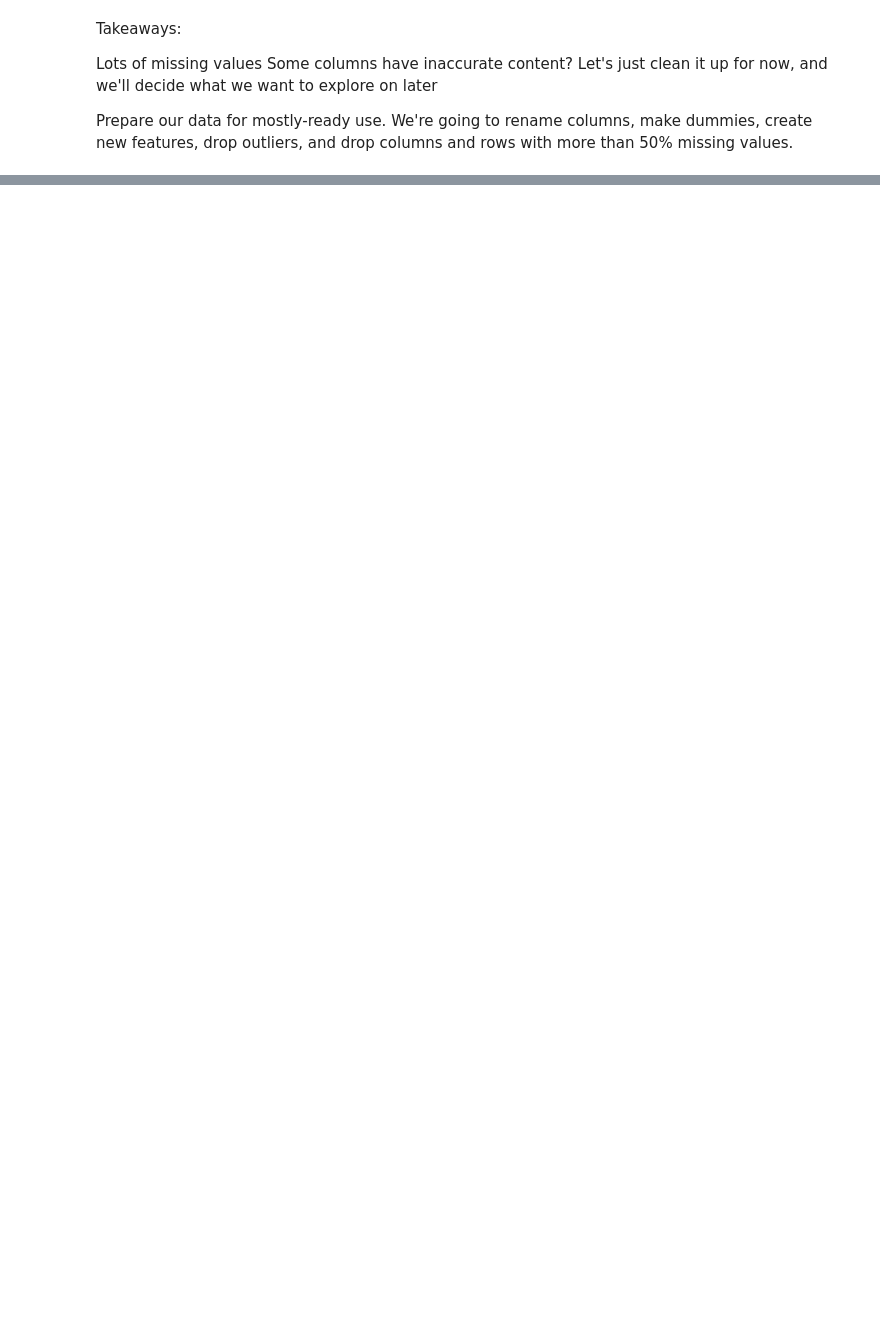
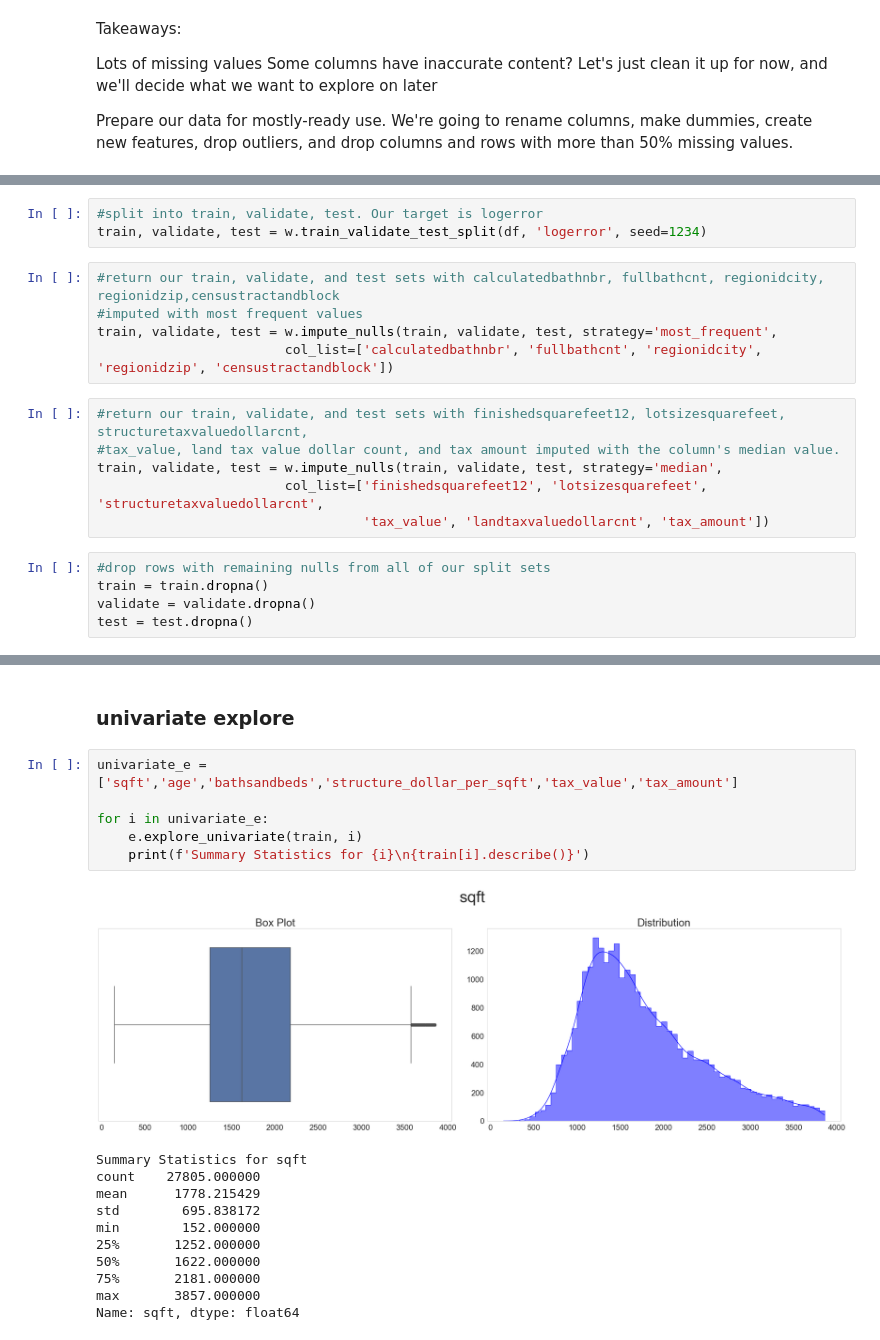
Before and after one commit to Olivert75/clustering_project, a Jupyter notebook: first_workbook.ipynb, the cells around one changed output, grey strips where cells are left out. Drawn from its saved outputs; the diff is of its cells as text; blank space fills up the shorter version.

```diff
--- a/first_workbook.ipynb
+++ b/first_workbook.ipynb
@@ -71,0 +75,19 @@ Prepare our data for mostly-ready use. We're going to rename columns, make dummi
+# %%
+#split into train, validate, test. Our target is logerror
+train, validate, test = w.train_validate_test_split(df, 'logerror', seed=1234)
+# %%
+#return our train, validate, and test sets with calculatedbathnbr, fullbathcnt, regionidcity, regionidzip,censustractandblock
+#imputed with most frequent values
+train, validate, test = w.impute_nulls(train, validate, test, strategy='most_frequent',
+                        col_list=['calculatedbathnbr', 'fullbathcnt', 'regionidcity', 'regionidzip', 'censustractandblock'])
+# %%
+#return our train, validate, and test sets with finishedsquarefeet12, lotsizesquarefeet, structuretaxvaluedollarcnt,
+#tax_value, land tax value dollar count, and tax amount imputed with the column's median value.
+train, validate, test = w.impute_nulls(train, validate, test, strategy='median',
+                        col_list=['finishedsquarefeet12', 'lotsizesquarefeet', 'structuretaxvaluedollarcnt',
+                                  'tax_value', 'landtaxvaluedollarcnt', 'tax_amount'])
+# %%
+#drop rows with remaining nulls from all of our split sets
+train = train.dropna()
+validate = validate.dropna()
+test = test.dropna()
@@ -71,0 +140,20 @@ Prepare our data for mostly-ready use. We're going to rename columns, make dummi
+# %% [markdown]
+### univariate explore
+# %%
+univariate_e = ['sqft','age','bathsandbeds','structure_dollar_per_sqft','tax_value','tax_amount']
+
+for i in univariate_e:
+    e.explore_univariate(train, i)
+    print(f'Summary Statistics for {i}\n{train[i].describe()}')
+# %% [output]
+[figure, added]
+Summary Statistics for sqft
+count    27805.000000
+mean      1778.215429
+std        695.838172
+min        152.000000
+25%       1252.000000
+50%       1622.000000
+75%       2181.000000
+max       3857.000000
+Name: sqft, dtype: float64
```
Also changed, not shown: parts of 51 cells of this notebook.
